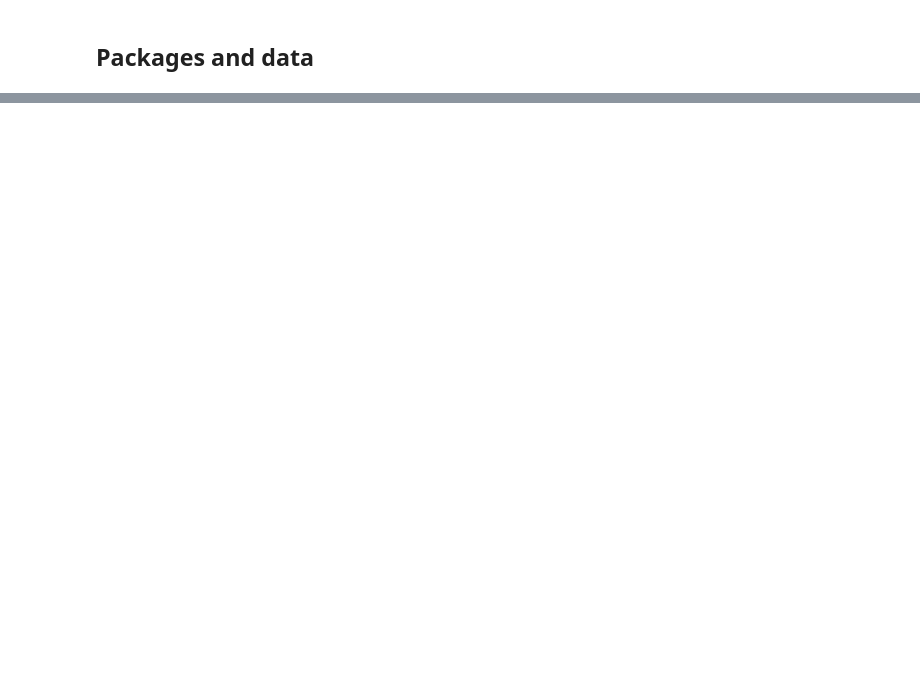
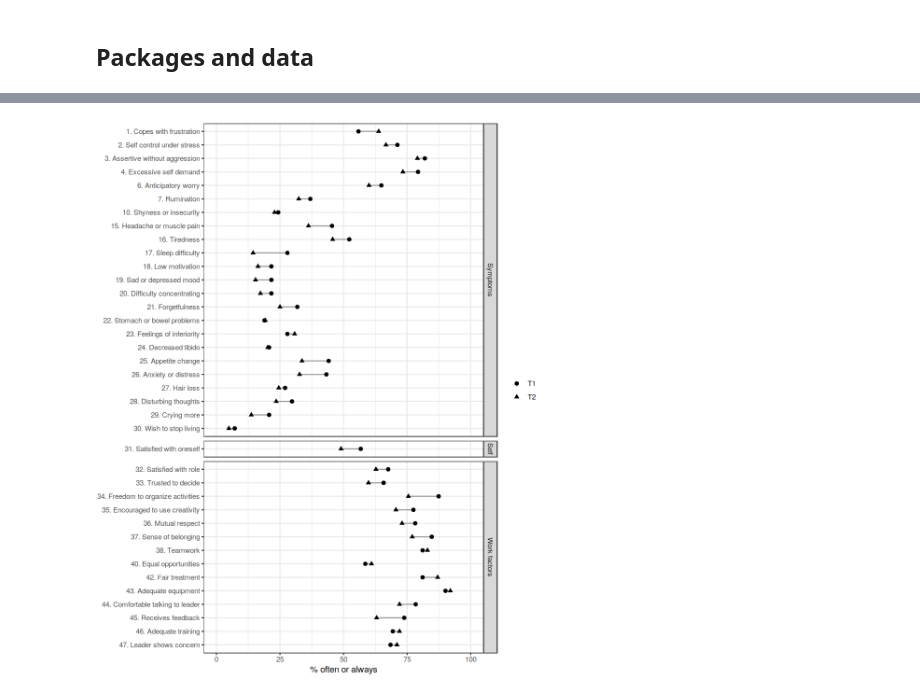
Before and after one commit to anovabr/AGEM-Time-Series, a Jupyter notebook: Processing and analysis/Command files/DA - Time series.ipynb, the cells around one changed output, grey strips where cells are left out. Saved outputs shown, nothing was run; the diff lists cells and outputs as text; code cells hidden in the pictures; blank space fills up the shorter version.

```diff
--- a/Processing and analysis/Command files/DA - Time series.ipynb
+++ b/Processing and analysis/Command files/DA - Time series.ipynb
@@ -335,0 +172,17 @@ df |>
+# %%
+options(repr.plot.width = 8, repr.plot.height = 10)
+
+df |>
+  filter(instrument == "emocional", item != 57) |>
+  summarise(pct = 100 * mean(code_3 == 3), .by = c(item, label, wave)) |>
+  mutate(label = fct_reorder(paste0(item, ". ", label), -item),
+         domain = factor(case_when(item <= 30 ~ "Symptoms", item == 31 ~ "Self", .default = "Work factors"), levels = c("Symptoms", "Self", "Work factors"))) |>
+  ggplot(aes(x = pct, y = label, shape = wave)) +
+  geom_line(aes(group = label), colour = "grey60") +
+  geom_point(size = 2) +
+  facet_grid(domain ~ ., scales = "free_y", space = "free_y") +
+  scale_x_continuous(limits = c(0, 100)) +
+  labs(x = "% often or always", y = NULL, shape = NULL) +
+  theme_bw()
+# %% [output]
+[figure, added]
```
Also changed, not shown: parts of 39 cells of this notebook, 3 other files.
